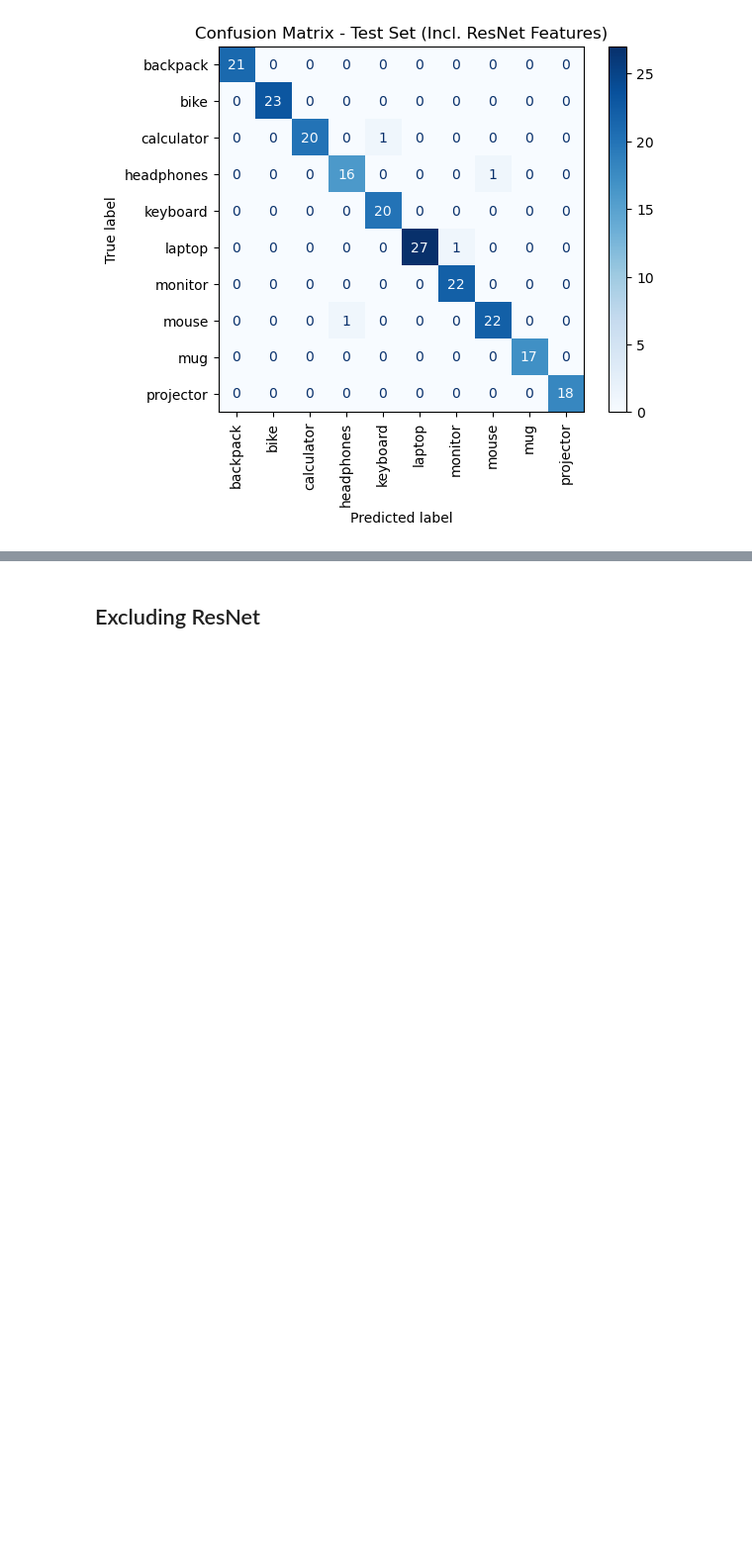
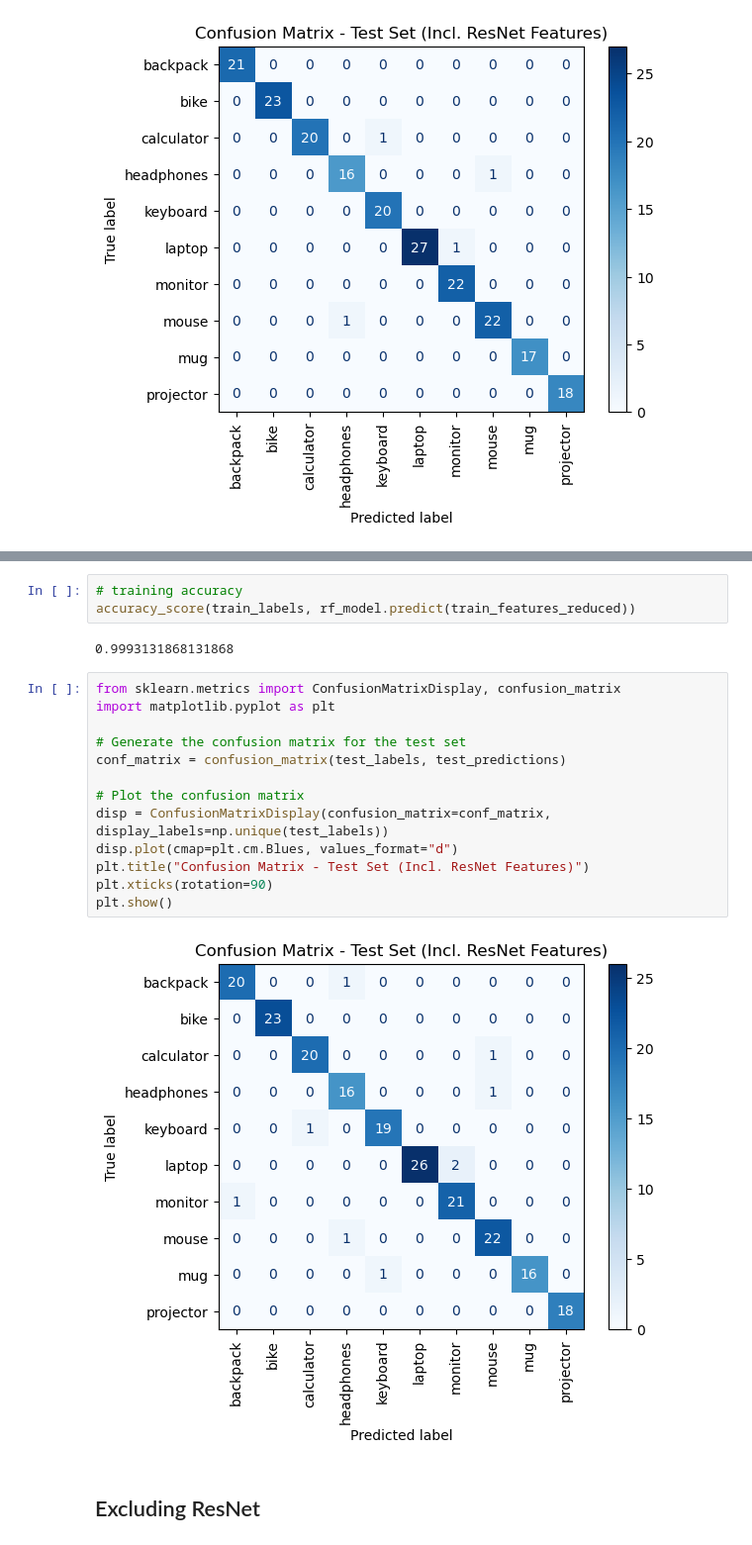
Before and after one commit to kennyalexlin/W281-Domain-Adaptation-Final-Project, a Jupyter notebook: full_extract_pipeline.ipynb, the cells around one changed output, grey strips where cells are left out. Shown at 99% size. Drawn from its saved outputs; the diff is of its cells as text; blank space fills up the shorter version.

Commit message:
Added modeling for random forest

```diff
--- a/full_extract_pipeline.ipynb
+++ b/full_extract_pipeline.ipynb
@@ -524,2 +699,22 @@ plt.show()
+# %%
+# training accuracy
+accuracy_score(train_labels, rf_model.predict(train_features_reduced))
+# %% [output]
+0.9993131868131868
+# %%
+from sklearn.metrics import ConfusionMatrixDisplay, confusion_matrix
+import matplotlib.pyplot as plt
+
+# Generate the confusion matrix for the test set
+conf_matrix = confusion_matrix(test_labels, test_predictions)
+
+# Plot the confusion matrix
+disp = ConfusionMatrixDisplay(confusion_matrix=conf_matrix, display_labels=np.unique(test_labels))
+disp.plot(cmap=plt.cm.Blues, values_format="d")
+plt.title("Confusion Matrix - Test Set (Incl. ResNet Features)")
+plt.xticks(rotation=90)
+plt.show()
+# %% [output]
+[figure, added]
 # %% [markdown]
 ## Excluding ResNet
```
Also changed, not shown: parts of 25 cells of this notebook.
